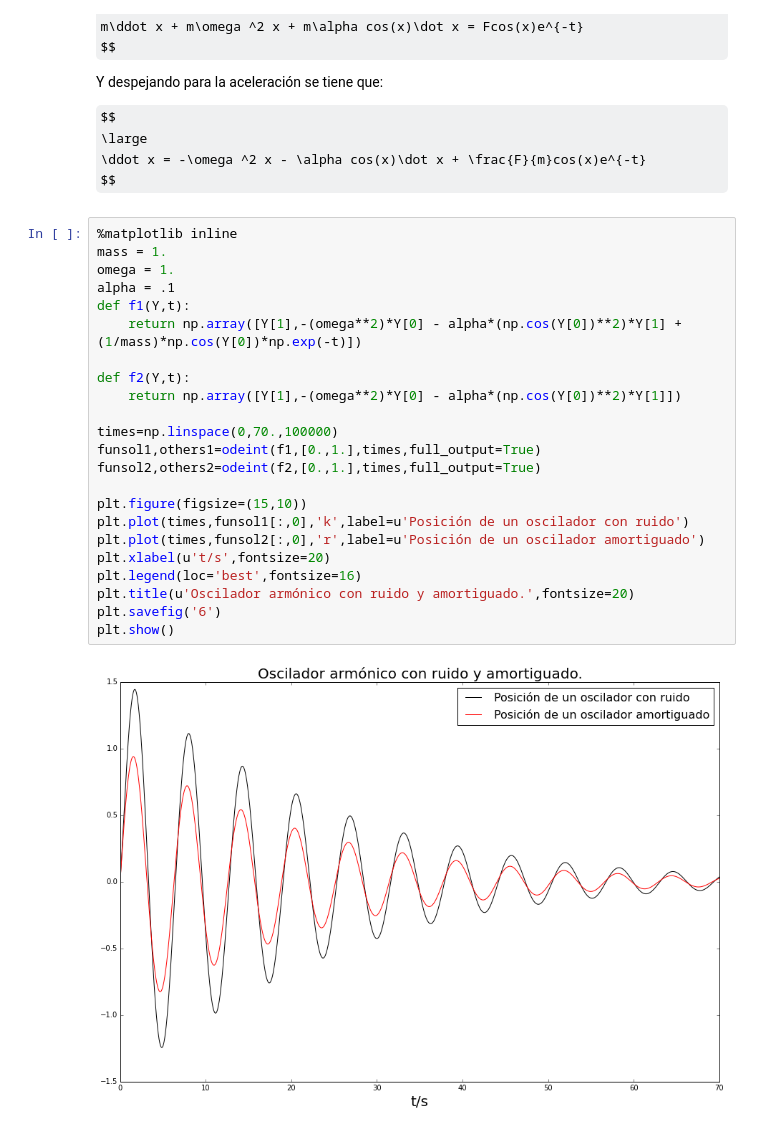
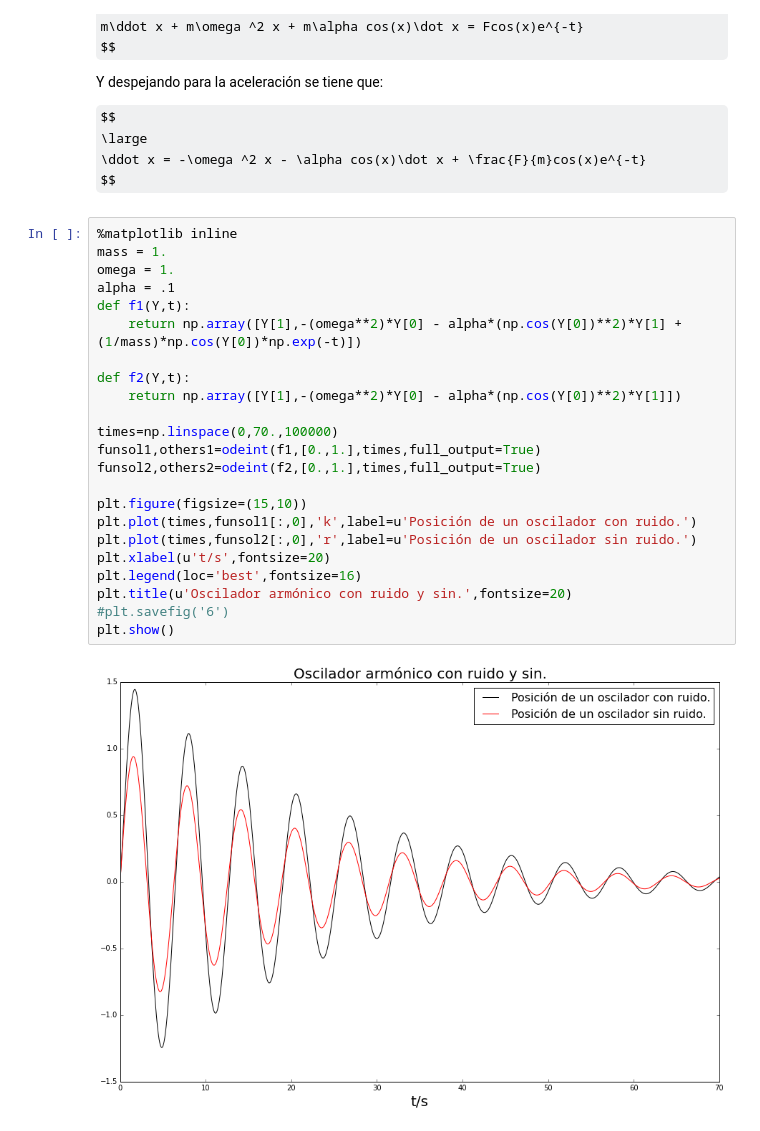
Before and after one commit to AHA-EL-CAPI/MC, a Jupyter notebook: Proyeto final/Proyecto.ipynb, the cells around one changed output. Cells and saved outputs as stored; diff of their text form; some formulas as TeX source.

```diff
--- a/Proyeto final/Proyecto.ipynb
+++ b/Proyeto final/Proyecto.ipynb
@@ -351,26 +403,26 @@ $$
 # %%
 %matplotlib inline
 mass = 1.
 omega = 1.
 alpha = .1
 def f1(Y,t):
     return np.array([Y[1],-(omega**2)*Y[0] - alpha*(np.cos(Y[0])**2)*Y[1] + (1/mass)*np.cos(Y[0])*np.exp(-t)])
 
 def f2(Y,t):
     return np.array([Y[1],-(omega**2)*Y[0] - alpha*(np.cos(Y[0])**2)*Y[1]])
 
 times=np.linspace(0,70.,100000)
 funsol1,others1=odeint(f1,[0.,1.],times,full_output=True)
 funsol2,others2=odeint(f2,[0.,1.],times,full_output=True)
 
 plt.figure(figsize=(15,10))
-plt.plot(times,funsol1[:,0],'k',label=u'Posición de un oscilador con ruido')
-plt.plot(times,funsol2[:,0],'r',label=u'Posición de un oscilador amortiguado')
+plt.plot(times,funsol1[:,0],'k',label=u'Posición de un oscilador con ruido.')
+plt.plot(times,funsol2[:,0],'r',label=u'Posición de un oscilador sin ruido.')
 plt.xlabel(u't/s',fontsize=20)
 plt.legend(loc='best',fontsize=16)
-plt.title(u'Oscilador armónico con ruido y amortiguado.',fontsize=20)
-plt.savefig('6')
+plt.title(u'Oscilador armónico con ruido y sin.',fontsize=20)
+#plt.savefig('6')
 plt.show()
 # %% [output]
-[figure, old version]
+[figure, new version]
 # %%
```
Also changed, not shown: parts of 25 cells of this notebook, 8 other files.
